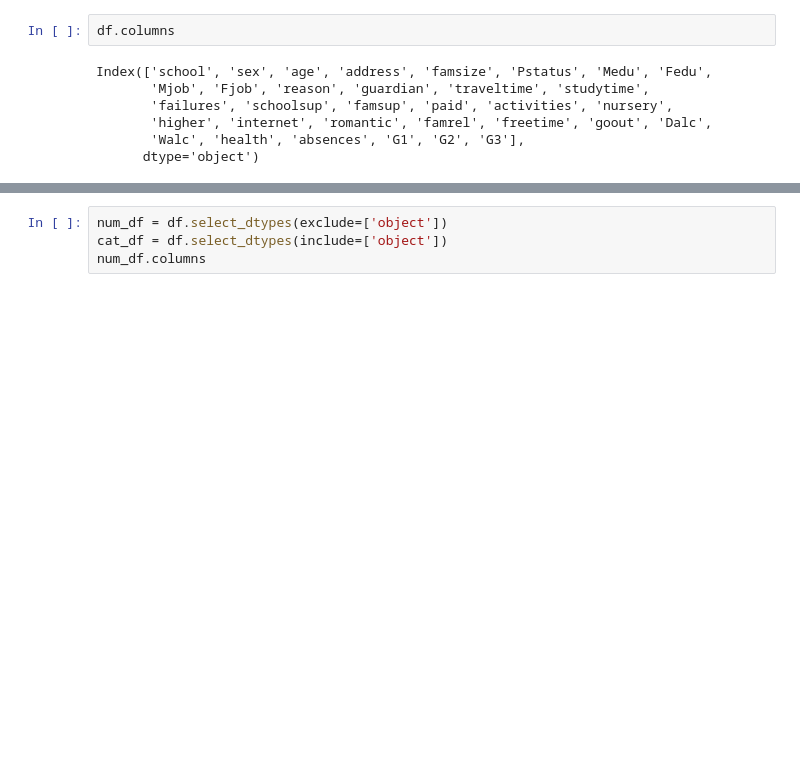
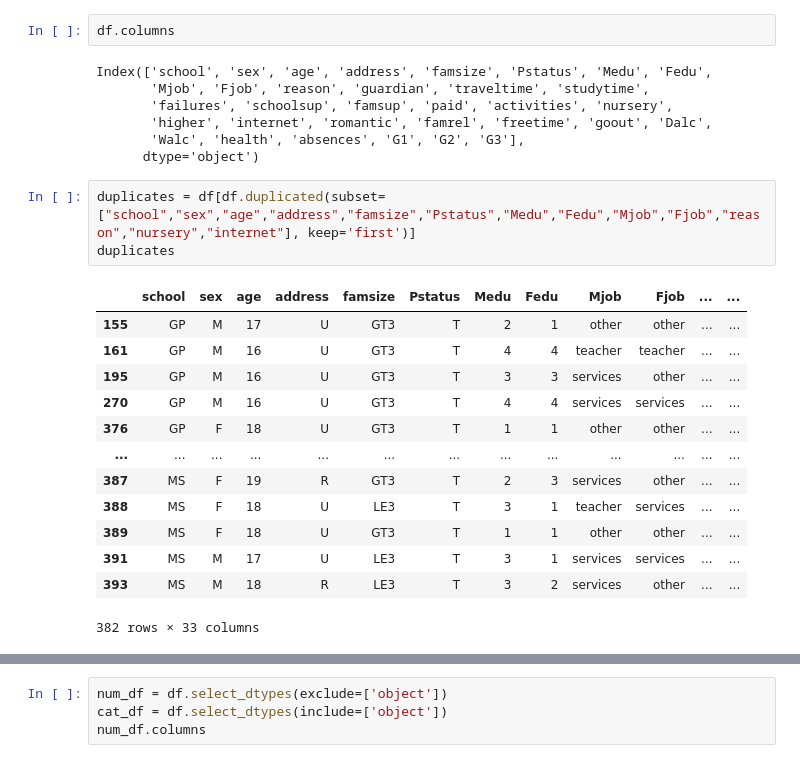
Before and after one commit to ViKarp/students, a Jupyter notebook: analis.ipynb, the cells around one changed output, grey strips where cells are left out. Cells and saved outputs as stored; diff of their text form; blank space fills up the shorter version.

```diff
--- a/analis.ipynb
+++ b/analis.ipynb
@@ -77,3 +78,20 @@ Index(['school', 'sex', 'age', 'address', 'famsize', 'Pstatus', 'Medu', 'Fedu',
        'higher', 'internet', 'romantic', 'famrel', 'freetime', 'goout', 'Dalc',
        'Walc', 'health', 'absences', 'G1', 'G2', 'G3'],
       dtype='object')
+# %%
+duplicates = df[df.duplicated(subset=["school","sex","age","address","famsize","Pstatus","Medu","Fedu","Mjob","Fjob","reason","nursery","internet"], keep='first')]
+duplicates
+# %% [output]
+|  | school | sex | age | address | famsize | Pstatus | Medu | Fedu | Mjob | Fjob | ... | ... |
+| 155 | GP | M | 17 | U | GT3 | T | 2 | 1 | other | other | ... | ... |
+| 161 | GP | M | 16 | U | GT3 | T | 4 | 4 | teacher | teacher | ... | ... |
+| 195 | GP | M | 16 | U | GT3 | T | 3 | 3 | services | other | ... | ... |
+| 270 | GP | M | 16 | U | GT3 | T | 4 | 4 | services | services | ... | ... |
+| 376 | GP | F | 18 | U | GT3 | T | 1 | 1 | other | other | ... | ... |
+| ... | ... | ... | ... | ... | ... | ... | ... | ... | ... | ... | ... | ... |
+| 387 | MS | F | 19 | R | GT3 | T | 2 | 3 | services | other | ... | ... |
+| 388 | MS | F | 18 | U | LE3 | T | 3 | 1 | teacher | services | ... | ... |
+| 389 | MS | F | 18 | U | GT3 | T | 1 | 1 | other | other | ... | ... |
+| 391 | MS | M | 17 | U | LE3 | T | 3 | 1 | services | services | ... | ... |
+| 393 | MS | M | 18 | R | LE3 | T | 3 | 2 | services | other | ... | ... |
+382 rows × 33 columns
```
Also changed, not shown: parts of 17 cells of this notebook.
